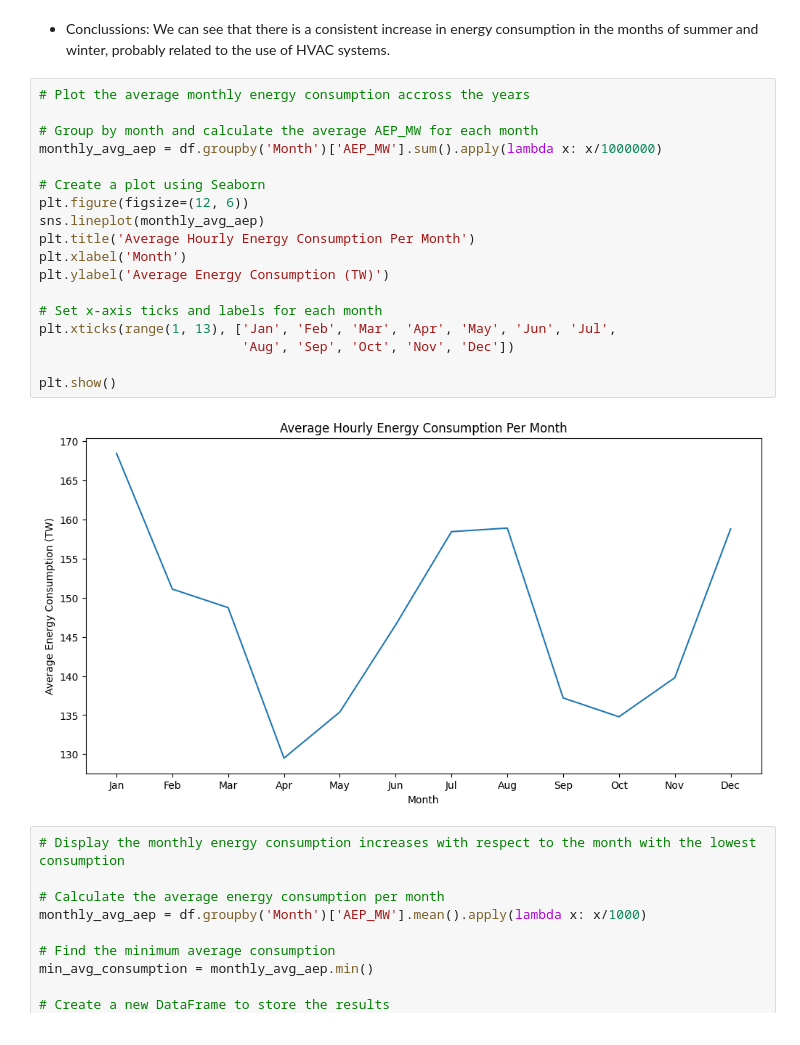
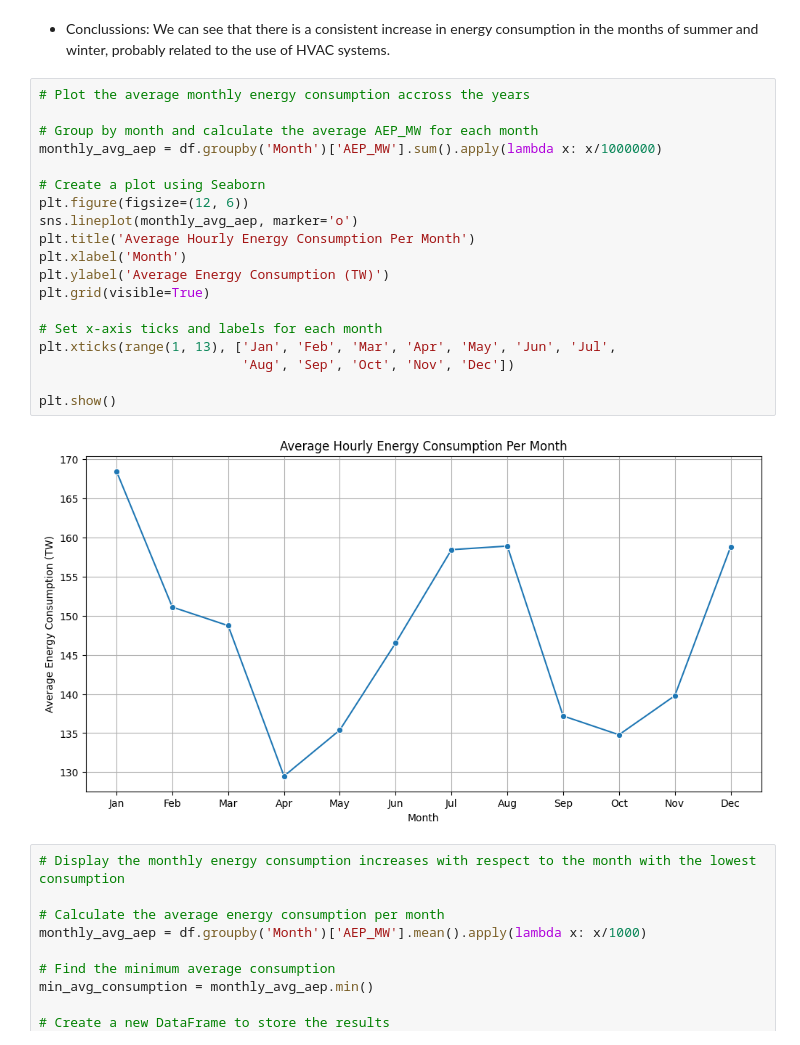
Before and after one commit to anmar36a/Data-Analysis, a Jupyter notebook: Energy_consumption_in_the_US.ipynb, the cells around one changed output. Cells and saved outputs as stored; diff of their text form.

```diff
--- a/Energy_consumption_in_the_US.ipynb
+++ b/Energy_consumption_in_the_US.ipynb
@@ -205,23 +209,24 @@ plt.show()
 # %%
 # Plot the average monthly energy consumption accross the years
 
 # Group by month and calculate the average AEP_MW for each month
 monthly_avg_aep = df.groupby('Month')['AEP_MW'].sum().apply(lambda x: x/1000000)
 
 # Create a plot using Seaborn
 plt.figure(figsize=(12, 6))
-sns.lineplot(monthly_avg_aep)
+sns.lineplot(monthly_avg_aep, marker='o')
 plt.title('Average Hourly Energy Consumption Per Month')
 plt.xlabel('Month')
 plt.ylabel('Average Energy Consumption (TW)')
+plt.grid(visible=True)
 
 # Set x-axis ticks and labels for each month
 plt.xticks(range(1, 13), ['Jan', 'Feb', 'Mar', 'Apr', 'May', 'Jun', 'Jul',
                           'Aug', 'Sep', 'Oct', 'Nov', 'Dec'])
 
 plt.show()
 # %% [output]
-[figure, old version]
+[figure, new version]
 # %%
 # Display the monthly energy consumption increases with respect to the month with the lowest consumption
 
```
Also changed, not shown: parts of 13 cells of this notebook.
